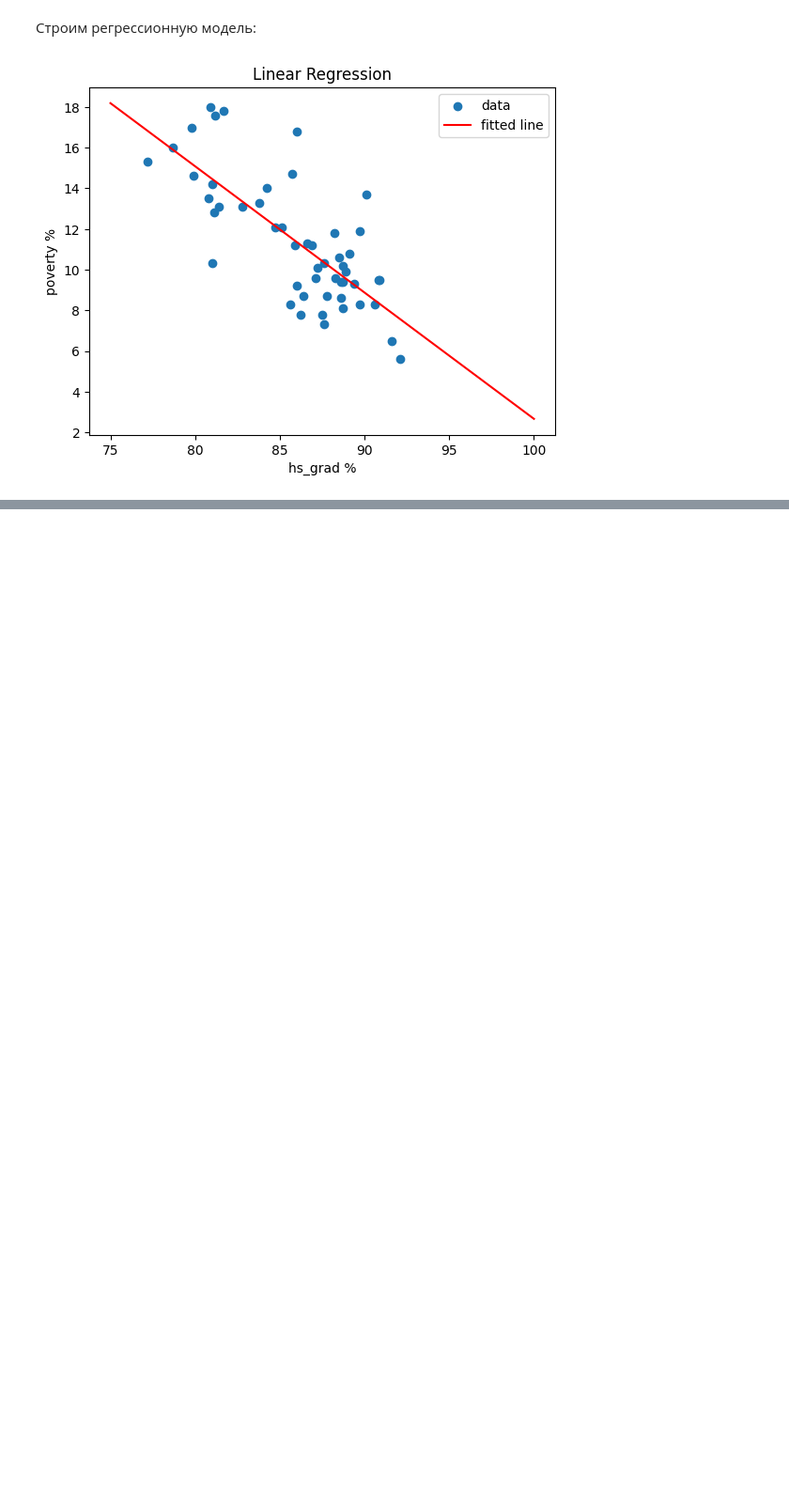
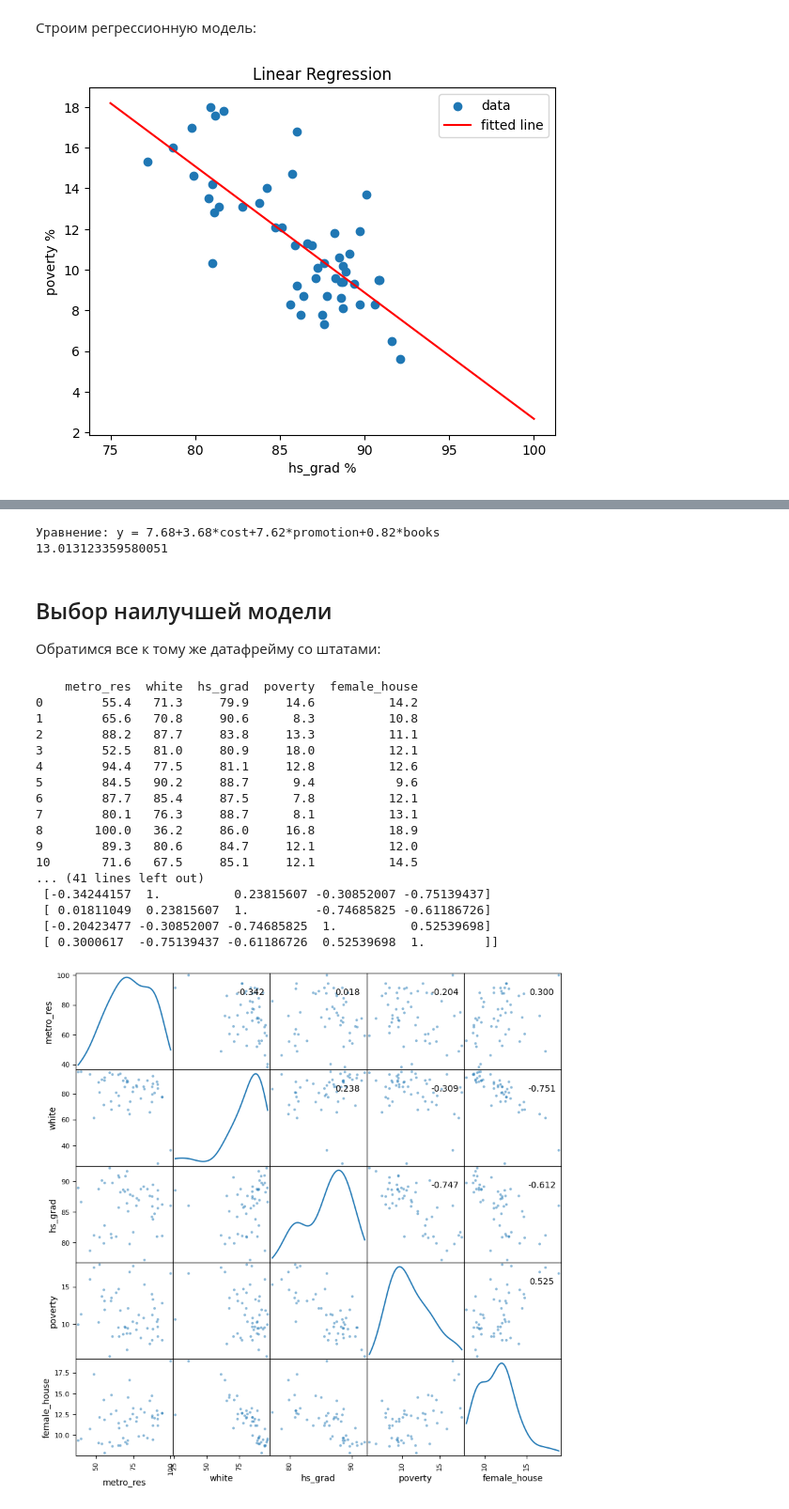
Before and after one commit to Khazovalexandra/Stepic_-, a Jupyter notebook: Основы статистики/Statistic.ipynb, the cells around one changed output, grey strips where cells are left out. Shown at 94% size. Drawn from its saved outputs; the diff is of its cells as text; code cells hidden in the pictures; blank space fills up the shorter version.

```diff
--- a/Основы статистики/Statistic.ipynb
+++ b/Основы статистики/Statistic.ipynb
@@ -1038,0 +1143,51 @@ std_err = 0.079
+# %%
+print('Уравнение: y = 7.68+3.68*cost+7.62*promotion+0.82*books')
+cost = 10
+books = 8
+promotion = (150-7.68-3.66*cost-0.82*books)/7.62
+print(promotion)
+# %% [output]
+Уравнение: y = 7.68+3.68*cost+7.62*promotion+0.82*books
+13.013123359580051
+# %% [markdown]
+## Выбор наилучшей модели
+
+Обратимся все к тому же датафрейму со штатами:
+# %%
+import pandas as pd
+import numpy as np
+import matplotlib.pyplot as plt
+import seaborn as sns
+
+df = pd.read_csv('states.csv')
+df = df.drop('state', axis=1)
+print(df)
+
+axes = pd.plotting.scatter_matrix(df, figsize=(10,10), diagonal='kde', grid=True)
+corr = df.corr().values
+print(corr)
+for i, j in zip(*plt.np.triu_indices_from(axes, k=1)):
+    axes[i, j].annotate("%.3f" %corr[i,j], (0.8, 0.8), xycoords='axes fraction', ha='center', va='center')
+plt.show()
+
+sns.heatmap(df.corr(), annot=True, square=True, cmap='coolwarm')
+plt.show()
+# %% [output]
+    metro_res  white  hs_grad  poverty  female_house
+0        55.4   71.3     79.9     14.6          14.2
+1        65.6   70.8     90.6      8.3          10.8
+2        88.2   87.7     83.8     13.3          11.1
+3        52.5   81.0     80.9     18.0          12.1
+4        94.4   77.5     81.1     12.8          12.6
+5        84.5   90.2     88.7      9.4           9.6
+6        87.7   85.4     87.5      7.8          12.1
+7        80.1   76.3     88.7      8.1          13.1
+8       100.0   36.2     86.0     16.8          18.9
+9        89.3   80.6     84.7     12.1          12.0
+10       71.6   67.5     85.1     12.1          14.5
+... (41 lines left out)
+ [-0.34244157  1.          0.23815607 -0.30852007 -0.75139437]
+ [ 0.01811049  0.23815607  1.         -0.74685825 -0.61186726]
+ [-0.20423477 -0.30852007 -0.74685825  1.          0.52539698]
+ [ 0.3000617  -0.75139437 -0.61186726  0.52539698  1.        ]]
+[figure, added]
```
Also changed, not shown: parts of 21 cells of this notebook, 4 other files.
